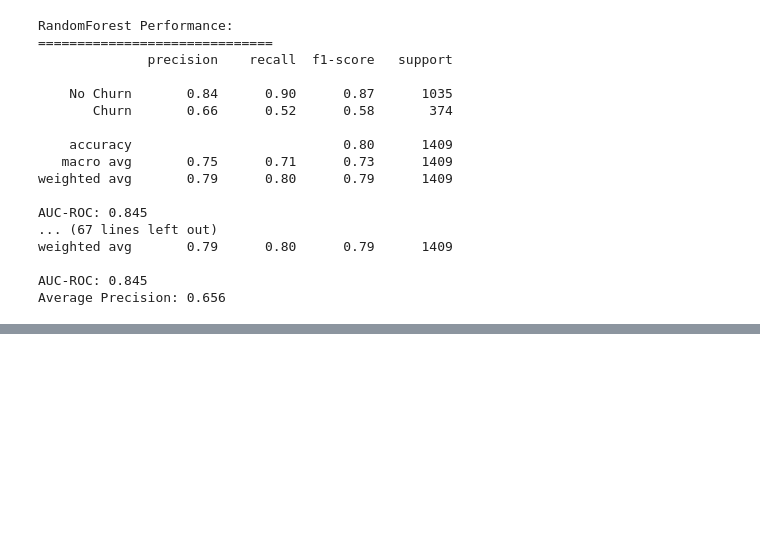
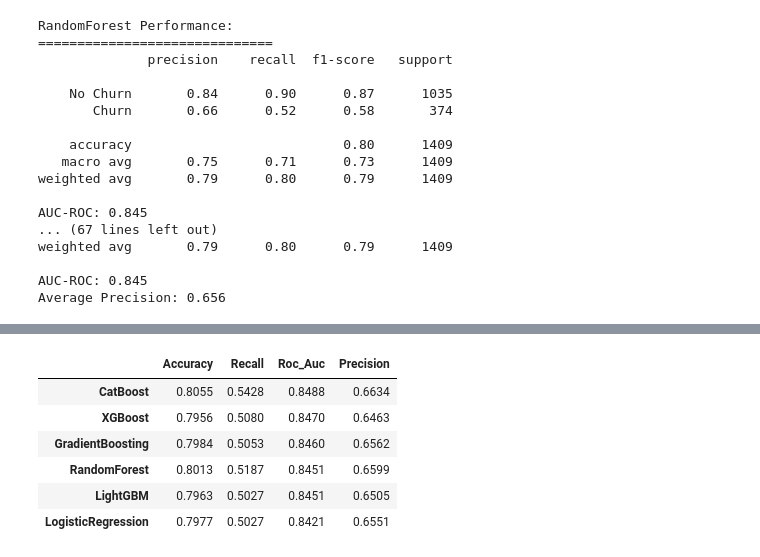
Before and after one commit to llazdll/churn_project, a Jupyter notebook: pipline.ipynb, the cells around one changed output, grey strips where cells are left out. Saved outputs shown, nothing was run; the diff lists cells and outputs as text; code cells hidden in the pictures; blank space fills up the shorter version.

```diff
--- a/pipline.ipynb
+++ b/pipline.ipynb
@@ -631,9 +631,10 @@ X_test_selected = X_fs_test_pruned[selected_features_final]
 # %%
 from catboost import CatBoostClassifier
 from xgboost import XGBClassifier
+from sklearn.ensemble import GradientBoostingClassifier
 from lightgbm import LGBMClassifier
 
-models = {
+models_v2 = {
     'RandomForest': RandomForestClassifier(random_state=42),
     'LogisticRegression': LogisticRegression(random_state=42, max_iter=1000),
     'GradientBoosting': GradientBoostingClassifier(random_state=42),
@@ -642,7 +643,7 @@ models = {
     'LightGBM': LGBMClassifier(random_state=42, verbose=-1)
 }
 
-param_grids = {
+param_grids_v2 = {
     'RandomForest': {
         'n_estimators': [100, 200],
         'max_depth': [10, 20, None],
@@ -681,21 +682,21 @@ param_grids = {
 }
 
 # -------------------------------------------------------------------
-# 3. Tune models with GridSearchCV
+# 3. Tune models_v2 with GridSearchCV
 # -------------------------------------------------------------------
-best_models = {}
-for name, model in models.items():
+best_models_v2 = {}
+for name, model in models_v2.items():
     print(f"\nTuning {name}...")
     search = GridSearchCV(
         model,
-        param_grids[name],
+        param_grids_v2[name],
         cv=3,
         scoring='roc_auc',  # or 'roc_auc', 'f1', etc.
         n_jobs=-1,
         verbose=1
     )
     search.fit(X_train_selected, y_train)
-    best_models[name] = search.best_estimator_
+    best_models_v2[name] = search.best_estimator_
     print(f"Best params for {name}: {search.best_params_}")
 
 # -------------------------------------------------------------------
@@ -723,11 +724,11 @@ def evaluate_model(model, X_test, y_test, model_name):
     }
 
 # -------------------------------------------------------------------
-# 5. Evaluate all tuned models
+# 5. Evaluate all tuned models_v2
 # -------------------------------------------------------------------
-results = {}
-for name, model in best_models.items():
-    results[name] = evaluate_model(model, X_test_selected, y_test, name)
+results_v2 = {}
+for name, model in best_models_v2.items():
+    results_v2[name] = evaluate_model(model, X_test_selected, y_test, name)
 
 # -------------------------------------------------------------------
 # 6. Visualization
@@ -736,7 +737,7 @@ fig, axes = plt.subplots(2, 2, figsize=(15, 12))
 axes = axes.ravel()
 
 # ROC curves
-for name, result in results.items():
+for name, result in results_v2.items():
     axes[0].plot(result['roc_curve'][0], result['roc_curve'][1],
                 label=f"{name} (AUC = {result['auc_roc']:.3f})")
 axes[0].plot([0, 1], [0, 1], 'k--', label='Random')
@@ -746,7 +747,7 @@ axes[0].set_title('ROC Curves')
 axes[0].legend()
 
 # Precision-Recall curves
-for name, result in results.items():
+for name, result in results_v2.items():
     axes[1].plot(result['pr_curve'][1], result['pr_curve'][0],
                 label=f"{name} (AP = {result['avg_precision']:.3f})")
 axes[1].set_xlabel('Recall')
@@ -754,10 +755,10 @@ axes[1].set_ylabel('Precision')
 axes[1].set_title('Precision-Recall Curves')
 axes[1].legend()
 
-# Confusion matrices (first two models)
-model_names = list(results.keys())
+# Confusion matrices (first two models_v2)
+model_names = list(results_v2.keys())
 for idx, name in enumerate(model_names[:2]):
-    sns.heatmap(results[name]['confusion_matrix'],
+    sns.heatmap(results_v2[name]['confusion_matrix'],
                 annot=True, fmt='d', ax=axes[2+idx], cmap='Blues')
     axes[2+idx].set_title(f'{name} Confusion Matrix')
     axes[2+idx].set_xlabel('Predicted')
@@ -769,7 +770,7 @@ plt.show()
 # -------------------------------------------------------------------
 # 7. Print detailed performance
 # -------------------------------------------------------------------
-for name, result in results.items():
+for name, result in results_v2.items():
     print(f"\n{name} Performance:")
     print("=" * 30)
     print(result['classification_report'])
@@ -813,0 +881,13 @@ Average Precision: 0.656
+# %%
+# Optional: same table with the best value per column highlighted
+comparison_df.style.highlight_max(color="#3b8751", axis=0)\
+                    .highlight_min(color="#9e3030", axis=0)\
+                    .format('{:.4f}')
+# %% [output]
+|  | Accuracy | Recall | Roc_Auc | Precision |
+| CatBoost | 0.8055 | 0.5428 | 0.8488 | 0.6634 |
+| XGBoost | 0.7956 | 0.5080 | 0.8470 | 0.6463 |
+| GradientBoosting | 0.7984 | 0.5053 | 0.8460 | 0.6562 |
+| RandomForest | 0.8013 | 0.5187 | 0.8451 | 0.6599 |
+| LightGBM | 0.7963 | 0.5027 | 0.8451 | 0.6505 |
+| LogisticRegression | 0.7977 | 0.5027 | 0.8421 | 0.6551 |
```
Also changed, not shown: parts of 1 cell of this notebook, 10 other files.
